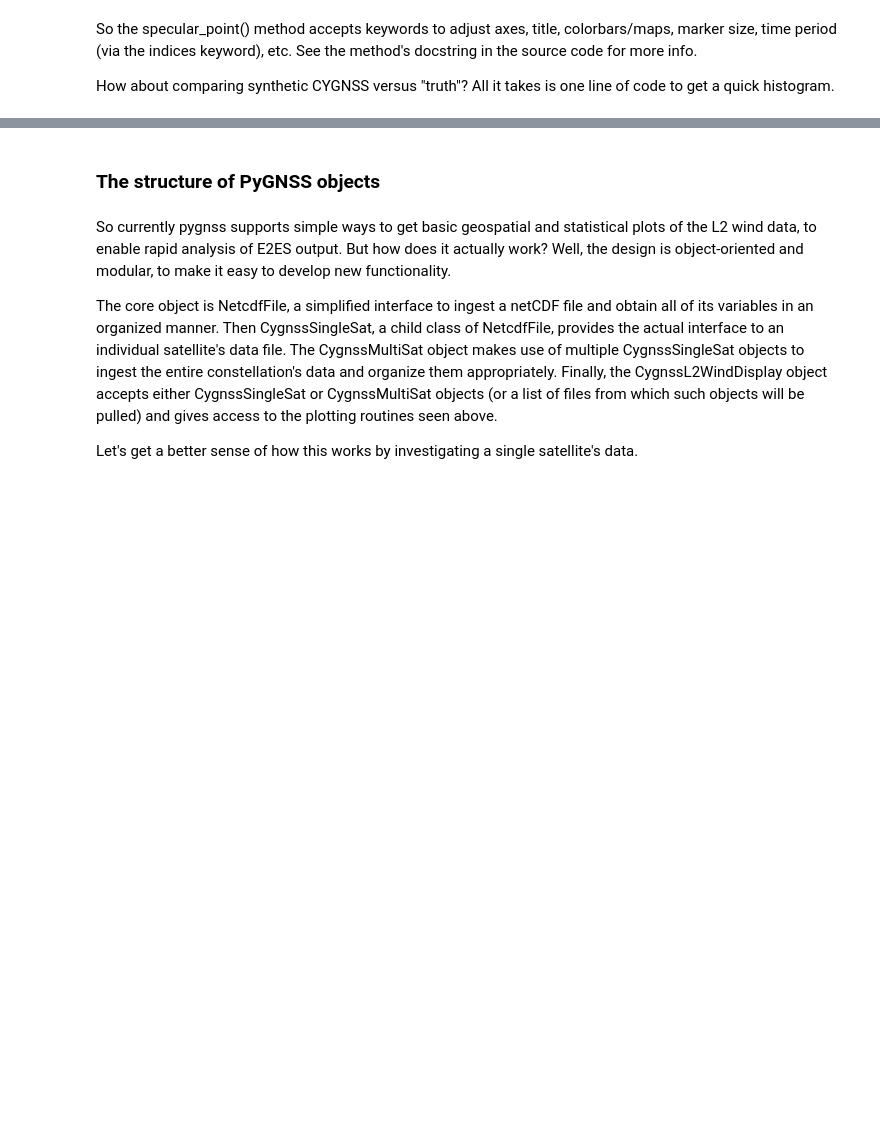
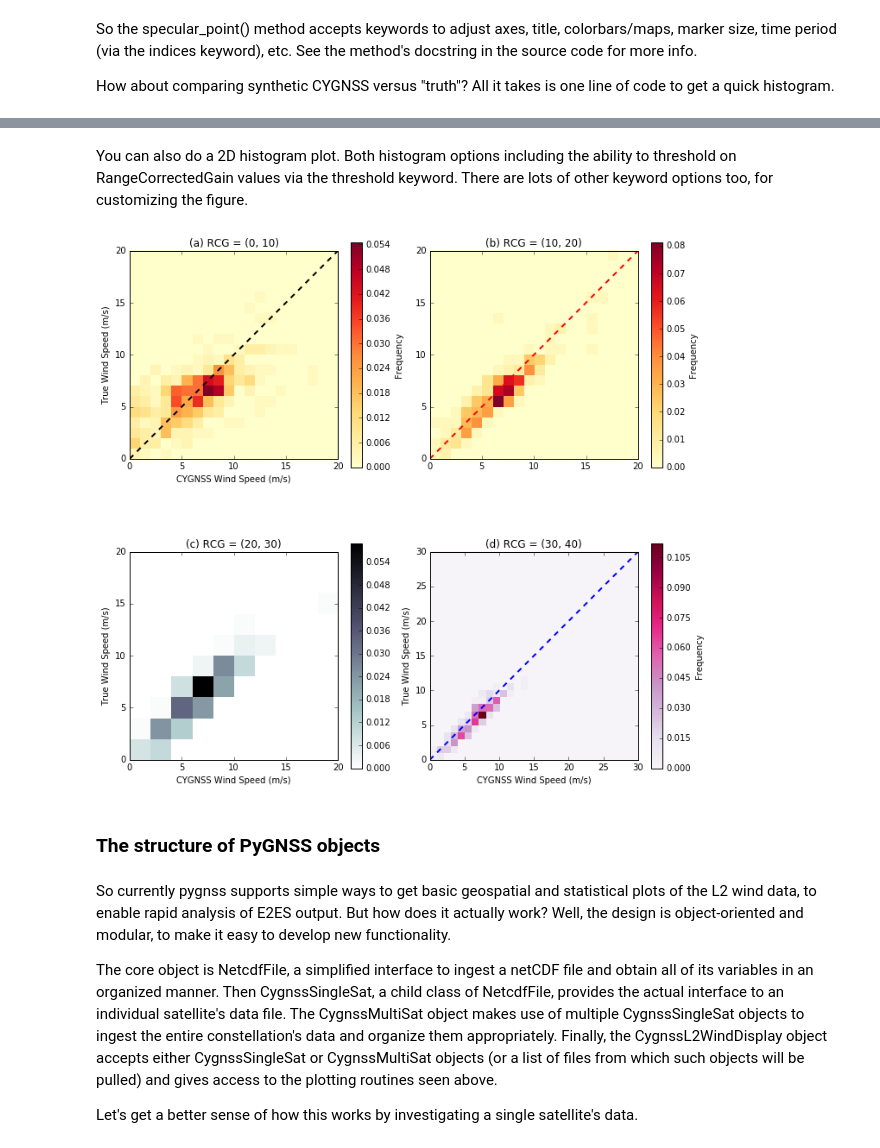
Before and after one commit to nasa/PyGNSS, a Jupyter notebook: notebooks/CYGNSS_L2_Python_Module_Demo.ipynb, the cells around one changed output, grey strips where cells are left out. Drawn from its saved outputs; the diff is of its cells as text; code cells hidden in the pictures; blank space fills up the shorter version.

Commit message:
PyGNSS v0.6
v0.6 Major Changes (11/20/2015)
1. Added hist2d_plot method to CygnssL2WindDisplay.
2. Added threshold keyword to allow filtering of histrogram figures by
RangeCorrectedGain windows.

```diff
--- a/notebooks/CYGNSS_L2_Python_Module_Demo.ipynb
+++ b/notebooks/CYGNSS_L2_Python_Module_Demo.ipynb
@@ -69,3 +71,19 @@ display.histogram_plot(bins=30, axis_label_flag=True)
+# %% [markdown]
+You can also do a 2D histogram plot. Both histogram options including the ability to threshold on RangeCorrectedGain values via the threshold keyword. There are lots of other keyword options too, for customizing the figure.
+# %%
+fig, [[ax1, ax2], [ax3, ax4]] = plt.subplots(2, 2, figsize=(10, 10))
+display.hist2d_plot(threshold=[0, 10], cmap='YlOrRd', add_line=True,
+                    line_color='k', ax=ax1, title='(a) RCG = (0, 10)',
+                    axis_label_flag=True)
+display.hist2d_plot(threshold=[10, 20], ax=ax2, title='(b) RCG = (10, 20)')
+display.hist2d_plot(threshold=[20, 30], cmap='bone_r', add_line=False,
+                    ax=ax3, title='(c) RCG = (20, 30)', axis_label_flag=True,
+                    colorbar_label_flag=False, bins=10)
+display.hist2d_plot(threshold=[30, 40], bins=30, range=(0, 30), cmap='PuRd',
+                    add_line=True, line_color='b', ax=ax4,
+                    axis_label_flag=True, title='(d) RCG = (30, 40)')
+# %% [output]
+[figure, added]
 # %% [markdown]
 ### The structure of PyGNSS objects
 # %% [markdown]
```
Also changed, not shown: parts of 15 cells of this notebook, 2 other files.
